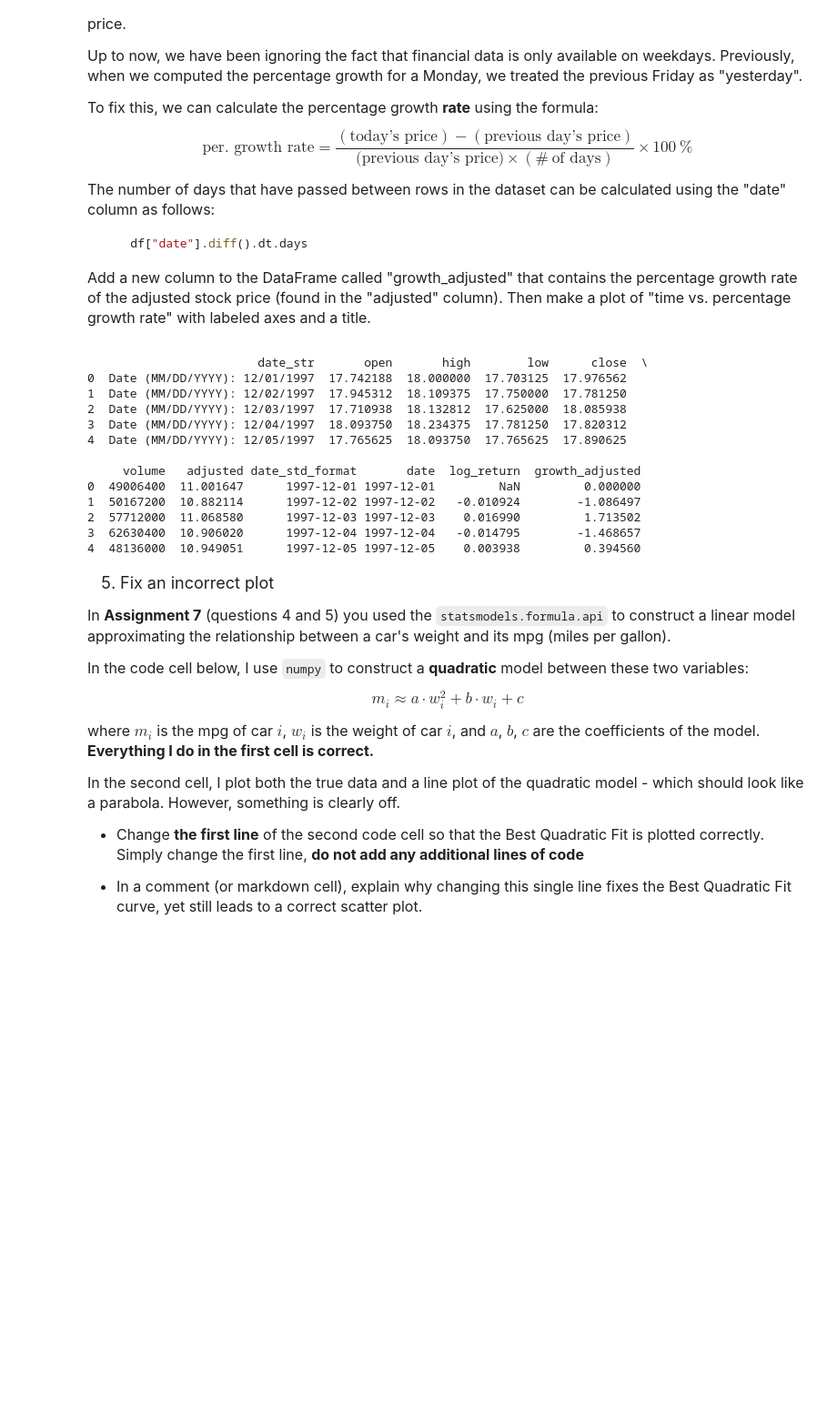
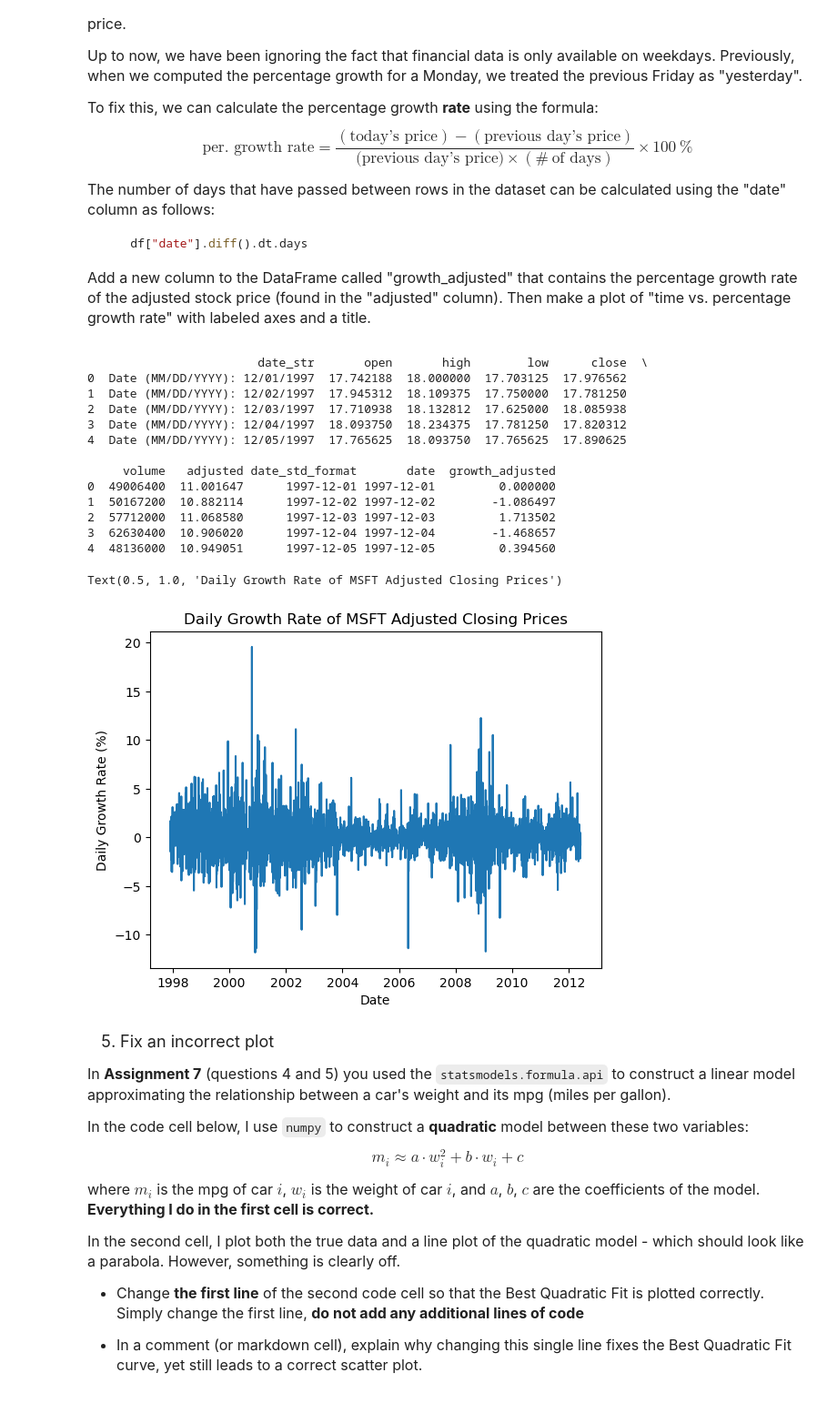
Before and after one commit to hlo437/qtm151fall2025, a Jupyter notebook: Assignments/assignment_9/assignment9 copy.ipynb, the cells around one changed output. Shown at 91% size. Drawn from its saved outputs; the diff is of its cells as text; code cells hidden in the pictures; blank space fills up the shorter version.

```diff
--- a/Assignments/assignment_9/assignment9 copy.ipynb
+++ b/Assignments/assignment_9/assignment9 copy.ipynb
@@ -122,22 +122,32 @@ Add a new column to the DataFrame called "growth_adjusted" that contains the per
 # %%
 df["date"].diff().dt.days
 
 df["growth_adjusted"] = ((df["adjusted"] - df["adjusted"].shift(1)) / (df["adjusted"].shift(1) * df["date"].diff().dt.days) * 100).fillna(0)
 print(df.head())
+
+plt.plot(
+    df["date"],
+    df["growth_adjusted"]
+)
+plt.xlabel("Date")
+plt.ylabel("Daily Growth Rate (%)")
+plt.title("Daily Growth Rate of MSFT Adjusted Closing Prices")
 # %% [output]
                         date_str       open       high        low      close  \
 0  Date (MM/DD/YYYY): 12/01/1997  17.742188  18.000000  17.703125  17.976562
 1  Date (MM/DD/YYYY): 12/02/1997  17.945312  18.109375  17.750000  17.781250
 2  Date (MM/DD/YYYY): 12/03/1997  17.710938  18.132812  17.625000  18.085938
 3  Date (MM/DD/YYYY): 12/04/1997  18.093750  18.234375  17.781250  17.820312
 4  Date (MM/DD/YYYY): 12/05/1997  17.765625  18.093750  17.765625  17.890625
 
-     volume   adjusted date_std_format       date  log_return  growth_adjusted
-0  49006400  11.001647      1997-12-01 1997-12-01         NaN         0.000000
-1  50167200  10.882114      1997-12-02 1997-12-02   -0.010924        -1.086497
-2  57712000  11.068580      1997-12-03 1997-12-03    0.016990         1.713502
-3  62630400  10.906020      1997-12-04 1997-12-04   -0.014795        -1.468657
-4  48136000  10.949051      1997-12-05 1997-12-05    0.003938         0.394560
+     volume   adjusted date_std_format       date  growth_adjusted
+0  49006400  11.001647      1997-12-01 1997-12-01         0.000000
+1  50167200  10.882114      1997-12-02 1997-12-02        -1.086497
+2  57712000  11.068580      1997-12-03 1997-12-03         1.713502
+3  62630400  10.906020      1997-12-04 1997-12-04        -1.468657
+4  48136000  10.949051      1997-12-05 1997-12-05         0.394560
+Text(0.5, 1.0, 'Daily Growth Rate of MSFT Adjusted Closing Prices')
+[figure, added]
 # %% [markdown]
 <font size = "4">
 
```
Also changed, not shown: parts of 1 cell of this notebook.
